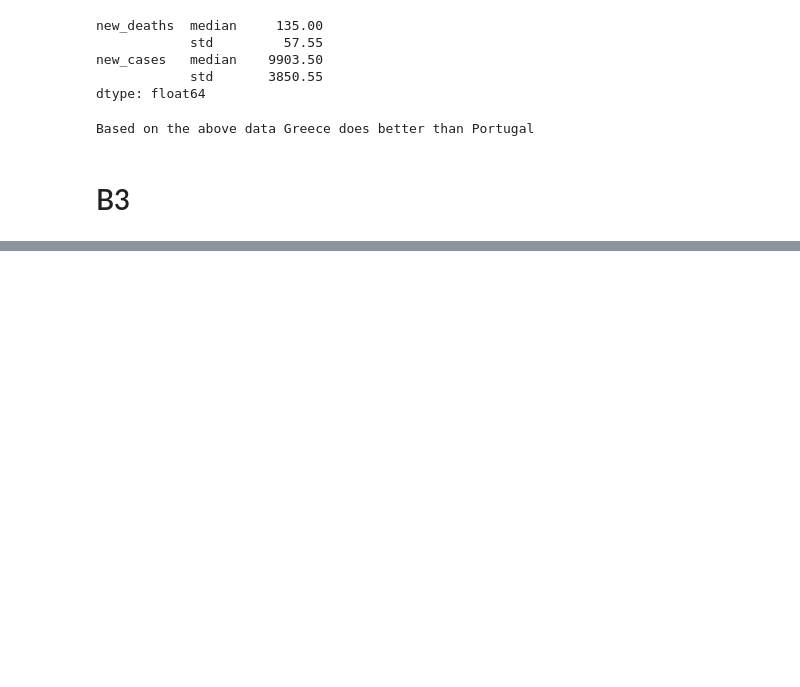
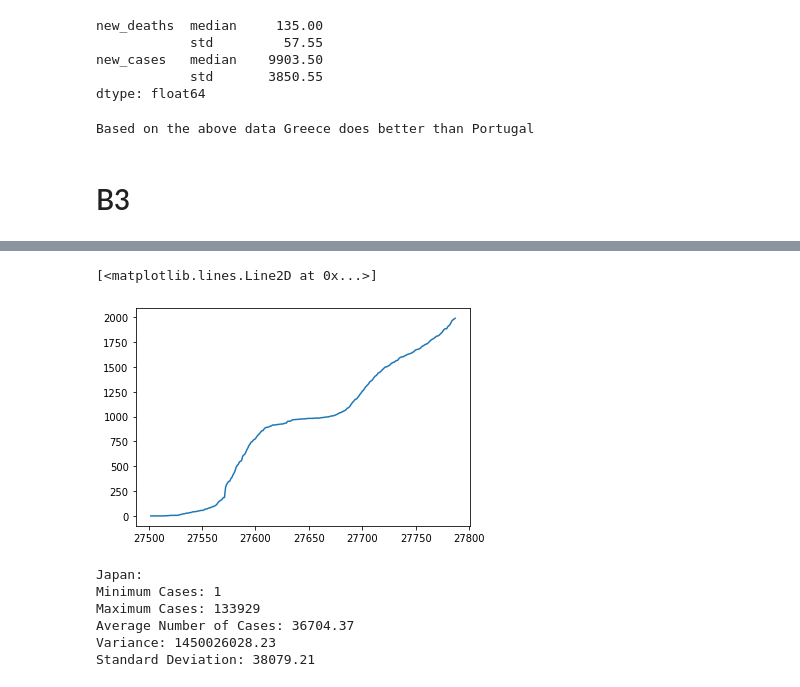
Before and after one commit to drknsblct/Covid_Data, a Jupyter notebook: covid.ipynb, the cells around one changed output, grey strips where cells are left out. Cells and saved outputs as stored; diff of their text form; code cells hidden in the pictures; blank space fills up the shorter version.

```diff
--- a/covid.ipynb
+++ b/covid.ipynb
@@ -164,0 +163,18 @@ japan = df['location'] == 'Japan'
+# %%
+plt.plot(japan_total_deaths)
+# %% [output]
+[<matplotlib.lines.Line2D at 0x...>]
+[figure, added]
+# %%
+print('Japan:\nMinimum Cases:',japan_total_cases.min().astype(int))
+print('Maximum Cases:',japan_total_cases.max().astype(int))
+print('Average Number of Cases:',japan_total_cases.mean().round(decimals=2))
+print('Variance:',japan_total_cases.var().round(decimals=2))
+print('Standard Deviation:',japan_total_cases.std().round(decimals=2))
+# %% [output]
+Japan:
+Minimum Cases: 1
+Maximum Cases: 133929
+Average Number of Cases: 36704.37
+Variance: 1450026028.23
+Standard Deviation: 38079.21
```
Also changed, not shown: parts of 3 cells of this notebook.
